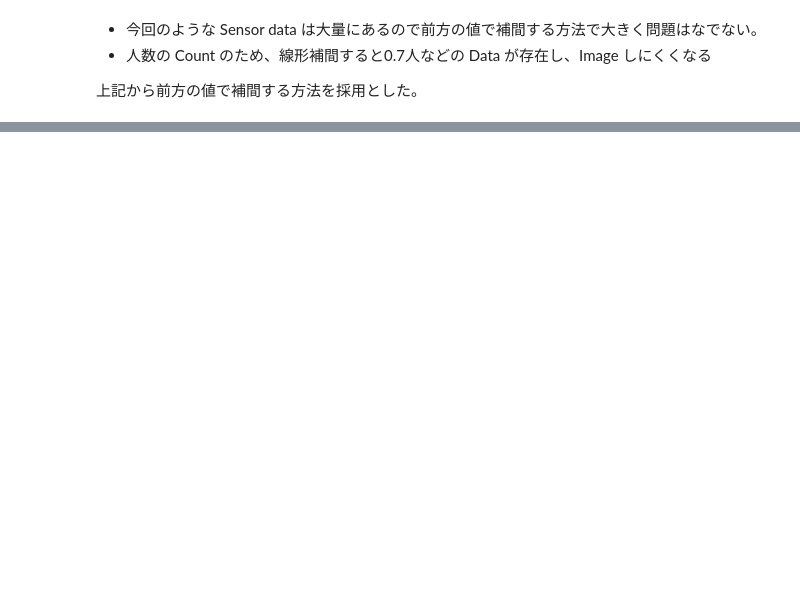
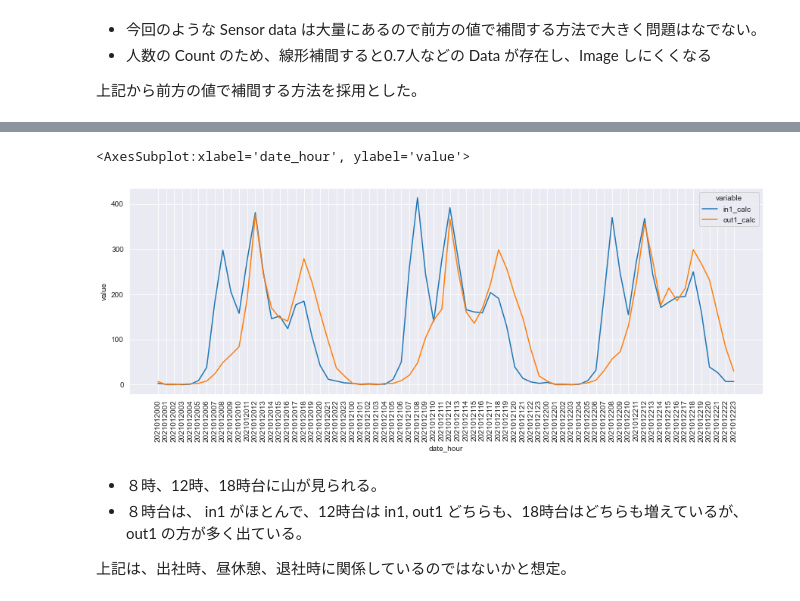
Before and after one commit to 1024xx4/100_Data_processing--visualization, a Jupyter notebook: chronological_data.ipynb, the cells around one changed output, grey strips where cells are left out. Saved outputs shown, nothing was run; the diff lists cells and outputs as text; code cells hidden in the pictures; blank space fills up the shorter version.

Commit message:
Visualize: 通った人数を可視化してみる#6

```diff
--- a/chronological_data.ipynb
+++ b/chronological_data.ipynb
@@ -457,0 +489,5 @@ data_base_extract.head()  # 先頭５行を表示
+# %%
+# 1秒前Data の結合
+data_before_1sec.columns = ['receive_time_sec_b1sec', 'in1_b1sec', 'out1_b1sec']  # 結合前に１秒前Data の Column名を変更
+data_analytics = pd.concat([data_analytics, data_before_1sec], axis=1)  # axis=1 を指定して index を key に横結合
+data_analytics.head()  # 先頭５行表示
@@ -457,0 +501,5 @@ data_base_extract.head()  # 先頭５行を表示
+# %%
+# 秒間人数の算出
+data_analytics['in1_calc'] = data_analytics['in1'] - data_analytics['in1_b1sec']  # 秒あたりの in1 を算出
+data_analytics['out1_calc'] = data_analytics['out1'] - data_analytics['out1_b1sec']  # 秒あたりの out1 を算出
+data_analytics.head()  # 先頭５行を表示
@@ -457,0 +517,4 @@ data_base_extract.head()  # 先頭５行を表示
+# %%
+# 時単位Data の作成
+data_analytics['date_hour'] = data_analytics['receive_time_sec'].dt.strftime('%Y%m%d%H')  # strftime()で年月日時まで指定して文字列化
+data_analytics.head()  # 先頭５行の表示
@@ -457,0 +528,6 @@ data_base_extract.head()  # 先頭５行を表示
+# %%
+# 可視化用Data の作成
+viz_data = data_analytics[['date_hour', 'in1_calc', 'out1_calc']].groupby('date_hour',
+                                                                          as_index=False).sum()  # date_hour列に対して集計実施
+viz_data = pd.melt(viz_data, id_vars='date_hour', value_vars=['in1_calc', 'out1_calc'])  # pd.melt() を用ちいて縦持ちに変換
+viz_data.head()  # 先頭５行を表示
@@ -457,0 +541,14 @@ data_base_extract.head()  # 先頭５行を表示
+# %%
+# 人数Count の可視化
+plt.figure(figsize=(15, 5))  # Graph size 設定
+plt.xticks(rotation=90)  # 横軸の Label を90度回転
+sns.lineplot(x=viz_data['date_hour'], y=viz_data['value'],
+             hue=viz_data['variable'])  # lineplot()で横軸に date_hour, 縦軸に value, variable を色分けして描画
+# %% [output]
+<AxesSubplot:xlabel='date_hour', ylabel='value'>
+[figure, added]
+# %% [markdown]
+- ８時、12時、18時台に山が見られる。
+- ８時台は、 in1 がほとんで、12時台は in1, out1 どちらも、18時台はどちらも増えているが、out1 の方が多く出ている。
+
+上記は、出社時、昼休憩、退社時に関係しているのではないかと想定。
```
Also changed, not shown: parts of 10 cells of this notebook.
